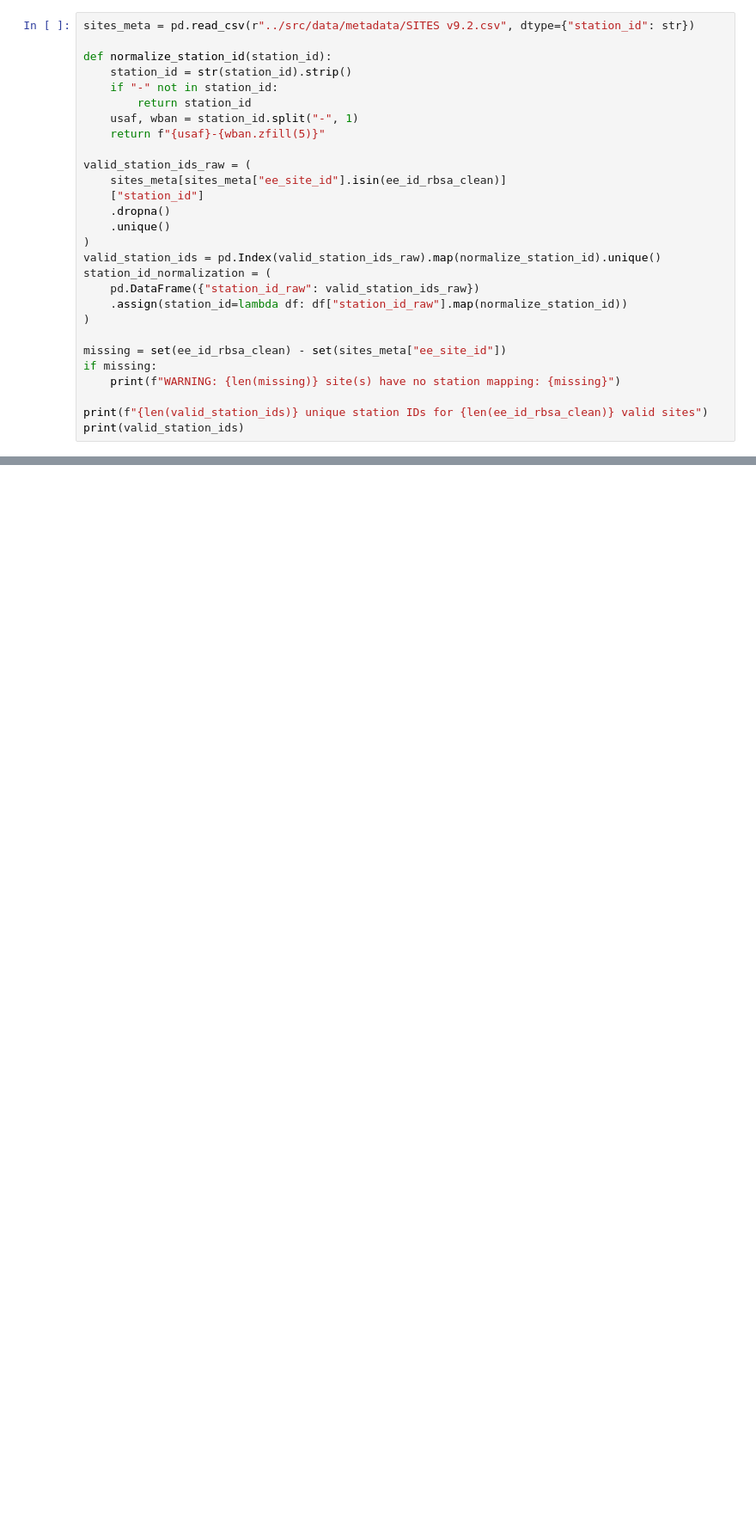
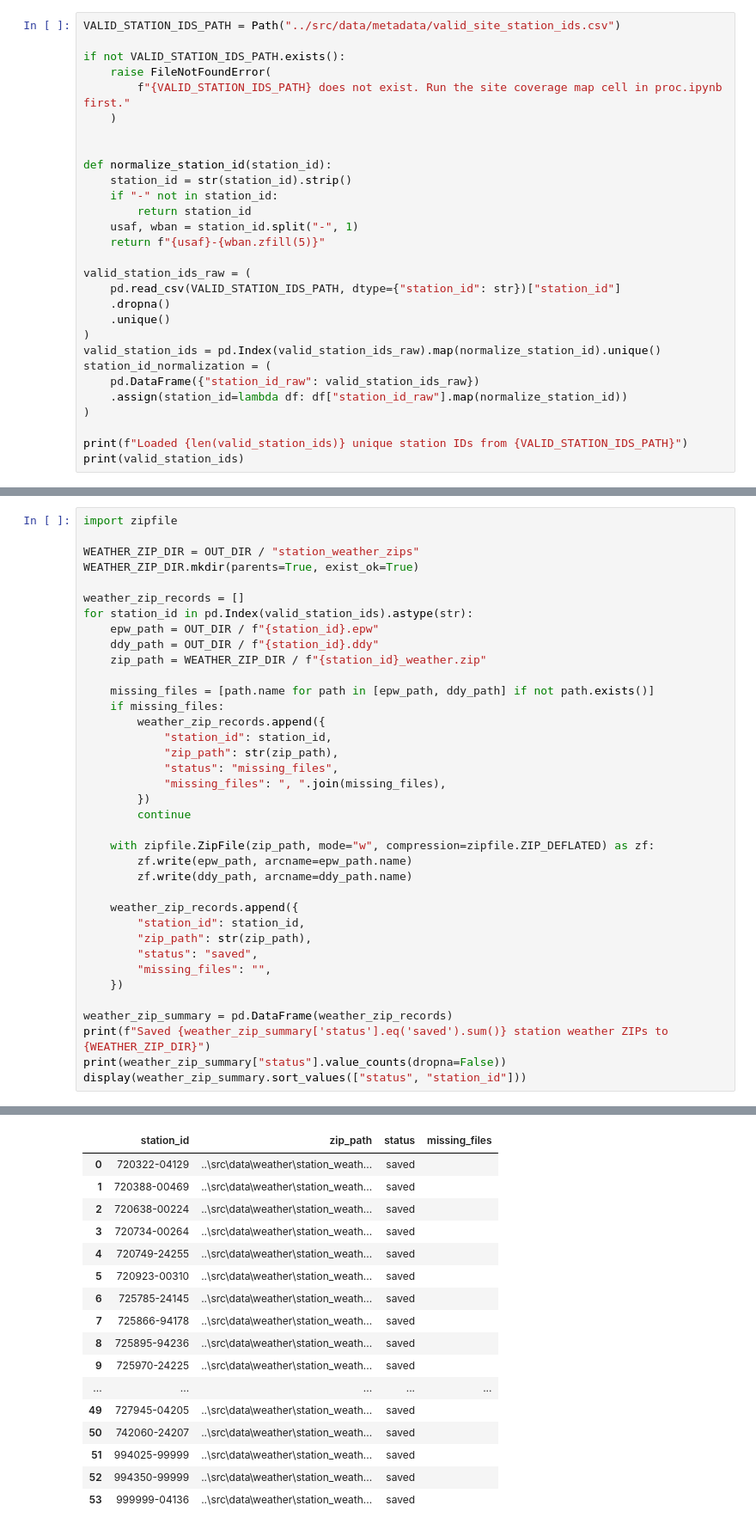
Before and after one commit to AmberJiayuSu/OBGeneration, a Jupyter notebook: validation/notebooks/weatherfile_creation.ipynb, the cells around one changed output, grey strips where cells are left out. Shown at 86% size. Cells and saved outputs as stored; diff of their text form; blank space fills up the shorter version.

Commit message:
Update Data Cleaning and Weather File Creation - Exclude files with more than 5% of missing data - Create .zip file for weather using DDY file from TMYX

```diff
--- a/validation/notebooks/weatherfile_creation.ipynb
+++ b/validation/notebooks/weatherfile_creation.ipynb
@@ -48,5 +24,11 @@ Kept 293 / 377 rows
 # %%
-sites_meta = pd.read_csv(r"../src/data/metadata/SITES v9.2.csv", dtype={"station_id": str})
+VALID_STATION_IDS_PATH = Path("../src/data/metadata/valid_site_station_ids.csv")
+
+if not VALID_STATION_IDS_PATH.exists():
+    raise FileNotFoundError(
+        f"{VALID_STATION_IDS_PATH} does not exist. Run the site coverage map cell in proc.ipynb first."
+    )
+
 
 def normalize_station_id(station_id):
     station_id = str(station_id).strip()
@@ -56,8 +38,7 @@ def normalize_station_id(station_id):
     return f"{usaf}-{wban.zfill(5)}"
 
 valid_station_ids_raw = (
-    sites_meta[sites_meta["ee_site_id"].isin(ee_id_rbsa_clean)]
-    ["station_id"]
+    pd.read_csv(VALID_STATION_IDS_PATH, dtype={"station_id": str})["station_id"]
     .dropna()
     .unique()
 )
@@ -67,10 +48,6 @@ station_id_normalization = (
     .assign(station_id=lambda df: df["station_id_raw"].map(normalize_station_id))
 )
 
-missing = set(ee_id_rbsa_clean) - set(sites_meta["ee_site_id"])
-if missing:
-    print(f"WARNING: {len(missing)} site(s) have no station mapping: {missing}")
-
-print(f"{len(valid_station_ids)} unique station IDs for {len(ee_id_rbsa_clean)} valid sites")
+print(f"Loaded {len(valid_station_ids)} unique station IDs from {VALID_STATION_IDS_PATH}")
 print(valid_station_ids)
 # %% [output]
@@ -219,0 +333,38 @@ INFO  [1/4] Fetching station metadata
+# %%
+import zipfile
+
+WEATHER_ZIP_DIR = OUT_DIR / "station_weather_zips"
+WEATHER_ZIP_DIR.mkdir(parents=True, exist_ok=True)
+
+weather_zip_records = []
+for station_id in pd.Index(valid_station_ids).astype(str):
+    epw_path = OUT_DIR / f"{station_id}.epw"
+    ddy_path = OUT_DIR / f"{station_id}.ddy"
+    zip_path = WEATHER_ZIP_DIR / f"{station_id}_weather.zip"
+
+    missing_files = [path.name for path in [epw_path, ddy_path] if not path.exists()]
+    if missing_files:
+        weather_zip_records.append({
+            "station_id": station_id,
+            "zip_path": str(zip_path),
+            "status": "missing_files",
+            "missing_files": ", ".join(missing_files),
+        })
+        continue
+
+    with zipfile.ZipFile(zip_path, mode="w", compression=zipfile.ZIP_DEFLATED) as zf:
+        zf.write(epw_path, arcname=epw_path.name)
+        zf.write(ddy_path, arcname=ddy_path.name)
+
+    weather_zip_records.append({
+        "station_id": station_id,
+        "zip_path": str(zip_path),
+        "status": "saved",
+        "missing_files": "",
+    })
+
+weather_zip_summary = pd.DataFrame(weather_zip_records)
+print(f"Saved {weather_zip_summary['status'].eq('saved').sum()} station weather ZIPs to {WEATHER_ZIP_DIR}")
+print(weather_zip_summary["status"].value_counts(dropna=False))
+display(weather_zip_summary.sort_values(["status", "station_id"]))
+# %% [output]
@@ -219,0 +375,17 @@ INFO  [1/4] Fetching station metadata
+|  | station_id | zip_path | status | missing_files |
+| 0 | 720322-04129 | ..\src\data\weather\station_weath... | saved |  |
+| 1 | 720388-00469 | ..\src\data\weather\station_weath... | saved |  |
+| 2 | 720638-00224 | ..\src\data\weather\station_weath... | saved |  |
+| 3 | 720734-00264 | ..\src\data\weather\station_weath... | saved |  |
+| 4 | 720749-24255 | ..\src\data\weather\station_weath... | saved |  |
+| 5 | 720923-00310 | ..\src\data\weather\station_weath... | saved |  |
+| 6 | 725785-24145 | ..\src\data\weather\station_weath... | saved |  |
+| 7 | 725866-94178 | ..\src\data\weather\station_weath... | saved |  |
+| 8 | 725895-94236 | ..\src\data\weather\station_weath... | saved |  |
+| 9 | 725970-24225 | ..\src\data\weather\station_weath... | saved |  |
+| ... | ... | ... | ... | ... |
+| 49 | 727945-04205 | ..\src\data\weather\station_weath... | saved |  |
+| 50 | 742060-24207 | ..\src\data\weather\station_weath... | saved |  |
+| 51 | 994025-99999 | ..\src\data\weather\station_weath... | saved |  |
+| 52 | 994350-99999 | ..\src\data\weather\station_weath... | saved |  |
+| 53 | 999999-04136 | ..\src\data\weather\station_weath... | saved |  |
```
Also changed, not shown: parts of 10 cells of this notebook, 1 other file.
